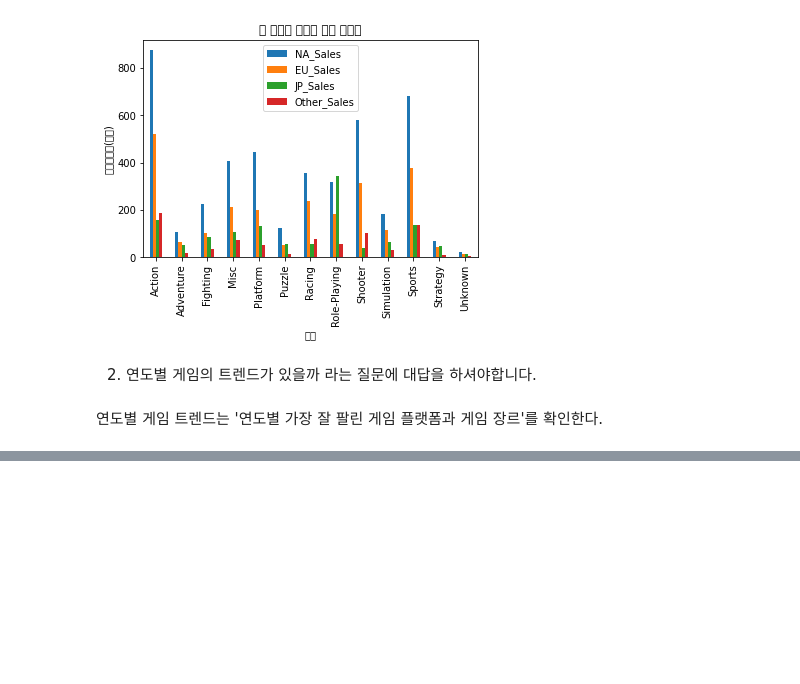
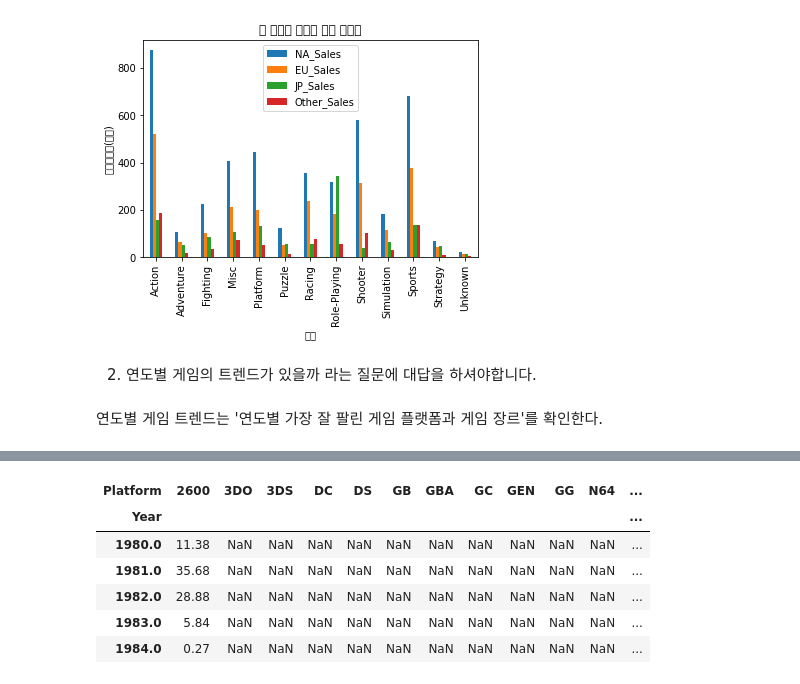
Before and after one commit to y001003/Bootcamp, a Jupyter notebook: Section1_Project.ipynb, the cells around one changed output, grey strips where cells are left out. Saved outputs shown, nothing was run; the diff lists cells and outputs as text; code cells hidden in the pictures; blank space fills up the shorter version.

```diff
--- a/Section1_Project.ipynb
+++ b/Section1_Project.ipynb
@@ -297,6 +277,16 @@ year_trend_p_g = df['World_Sales'].groupby([df['Year'],df['Genre']]).sum()
 # %%
 df_trend_p = pd.DataFrame(year_trend_p)
 df_trend_p = pd.pivot_table(df_trend_p,columns='Platform',index='Year',values='World_Sales')
 
 df_trend_p_g = pd.DataFrame(year_trend_p_g)
 df_trend_p_g = pd.pivot_table(df_trend_p_g,columns='Genre',index='Year',values='World_Sales')
+# df_trend_p = df_trend_p/df_trend_p.sum(axis=1)
+df_trend_p.head()
+# %% [output]
+| Platform | 2600 | 3DO | 3DS | DC | DS | GB | GBA | GC | GEN | GG | N64 | ... |
+| Year |  |  |  |  |  |  |  |  |  |  |  | ... |
+| 1980.0 | 11.38 | NaN | NaN | NaN | NaN | NaN | NaN | NaN | NaN | NaN | NaN | ... |
+| 1981.0 | 35.68 | NaN | NaN | NaN | NaN | NaN | NaN | NaN | NaN | NaN | NaN | ... |
+| 1982.0 | 28.88 | NaN | NaN | NaN | NaN | NaN | NaN | NaN | NaN | NaN | NaN | ... |
+| 1983.0 | 5.84 | NaN | NaN | NaN | NaN | NaN | NaN | NaN | NaN | NaN | NaN | ... |
+| 1984.0 | 0.27 | NaN | NaN | NaN | NaN | NaN | NaN | NaN | NaN | NaN | NaN | ... |
```
Also changed, not shown: parts of 5 cells of this notebook.
